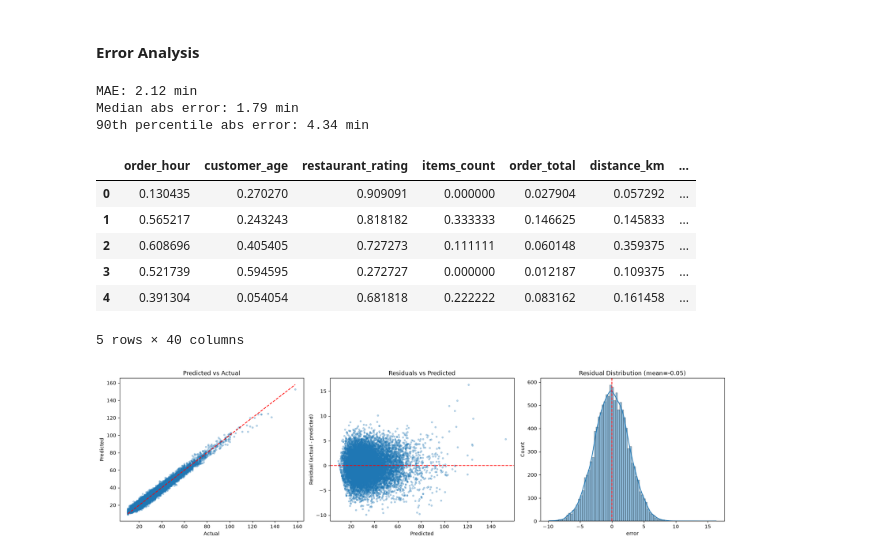
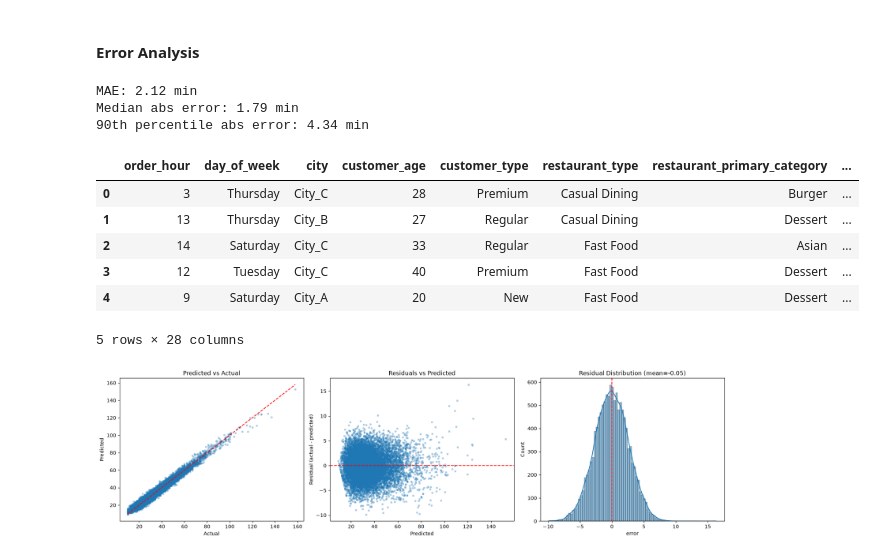
Before and after one commit to panindresahil/machine_learning_projects, a Jupyter notebook: supervised-learning/regression-projects/food_delivery_eta_prediction/food_order_delivery_prediction.ipynb, the cells around one changed output. Saved outputs shown, nothing was run; the diff lists cells and outputs as text; code cells hidden in the pictures.

```diff
--- a/supervised-learning/regression-projects/food_delivery_eta_prediction/food_order_delivery_prediction.ipynb
+++ b/supervised-learning/regression-projects/food_delivery_eta_prediction/food_order_delivery_prediction.ipynb
@@ -811,28 +811,27 @@ plt.show()
 #### Error Analysis
 # %%
 # Consolidated error dataframe with original (readable) features attached
-df_err = X_test_1.copy().reset_index(drop=True)
+df_err = df_test.copy().reset_index(drop=True)
 df_err['actual'] = y_test.reset_index(drop=True)
 df_err['predicted'] = y_pred_best
 df_err['error'] = df_err['actual'] - df_err['predicted']          # signed: +ve = under-predicted
 df_err['abs_error'] = df_err['error'].abs()
 df_err['pct_error'] = (df_err['error'] / df_err['actual']) * 100
 
 print(f"MAE: {df_err['abs_error'].mean():.2f} min")
 print(f"Median abs error: {df_err['abs_error'].median():.2f} min")
 print(f"90th percentile abs error: {df_err['abs_error'].quantile(0.9):.2f} min")
-df_err.head()
 # %% [output]
 MAE: 2.12 min
 Median abs error: 1.79 min
 90th percentile abs error: 4.34 min
-|  | order_hour | customer_age | restaurant_rating | items_count | order_total | distance_km | ... |
-| 0 | 0.130435 | 0.270270 | 0.909091 | 0.000000 | 0.027904 | 0.057292 | ... |
-| 1 | 0.565217 | 0.243243 | 0.818182 | 0.333333 | 0.146625 | 0.145833 | ... |
-| 2 | 0.608696 | 0.405405 | 0.727273 | 0.111111 | 0.060148 | 0.359375 | ... |
-| 3 | 0.521739 | 0.594595 | 0.272727 | 0.000000 | 0.012187 | 0.109375 | ... |
-| 4 | 0.391304 | 0.054054 | 0.681818 | 0.222222 | 0.083162 | 0.161458 | ... |
+|  | order_hour | day_of_week | city | customer_age | customer_type | restaurant_type | restaurant_primary_category | ... |
+| 0 | 3 | Thursday | City_C | 28 | Premium | Casual Dining | Burger | ... |
+| 1 | 13 | Thursday | City_B | 27 | Regular | Casual Dining | Dessert | ... |
+| 2 | 14 | Saturday | City_C | 33 | Regular | Fast Food | Asian | ... |
+| 3 | 12 | Tuesday | City_C | 40 | Premium | Fast Food | Dessert | ... |
+| 4 | 9 | Saturday | City_A | 20 | New | Fast Food | Dessert | ... |
-5 rows × 40 columns
+5 rows × 28 columns
 # %%
 fig, axes = plt.subplots(1, 3, figsize=(18, 5))
 
```
